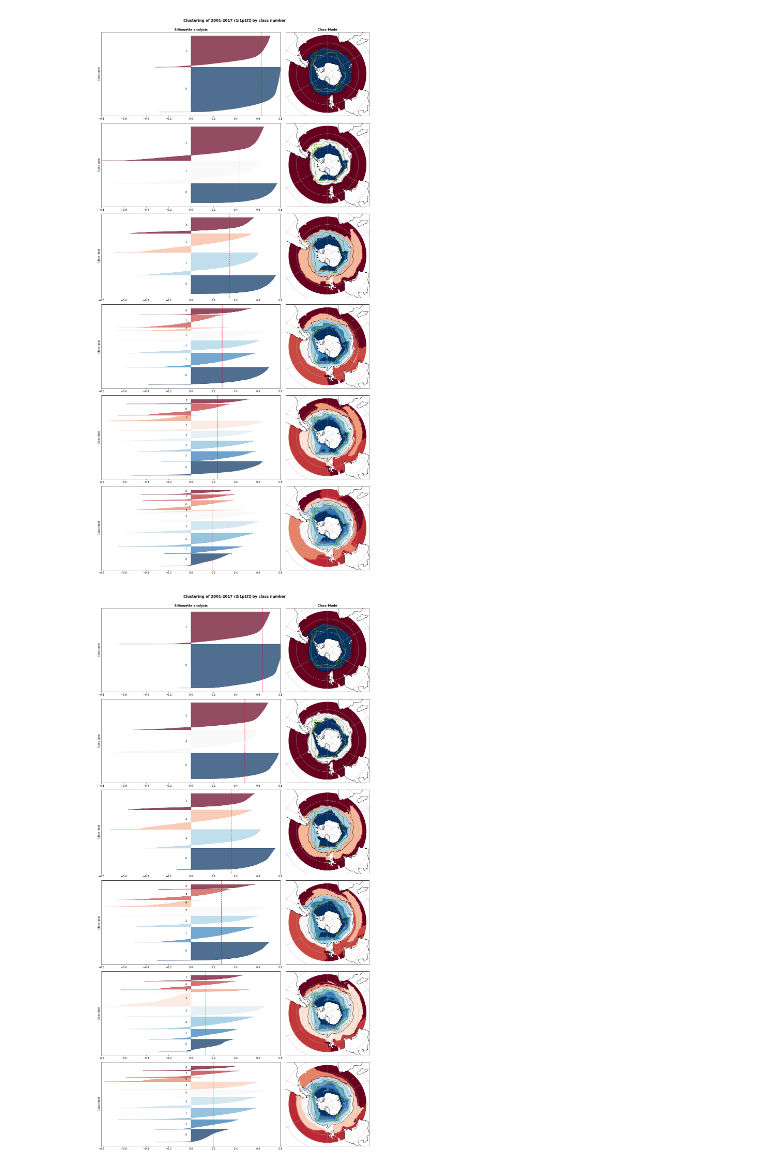
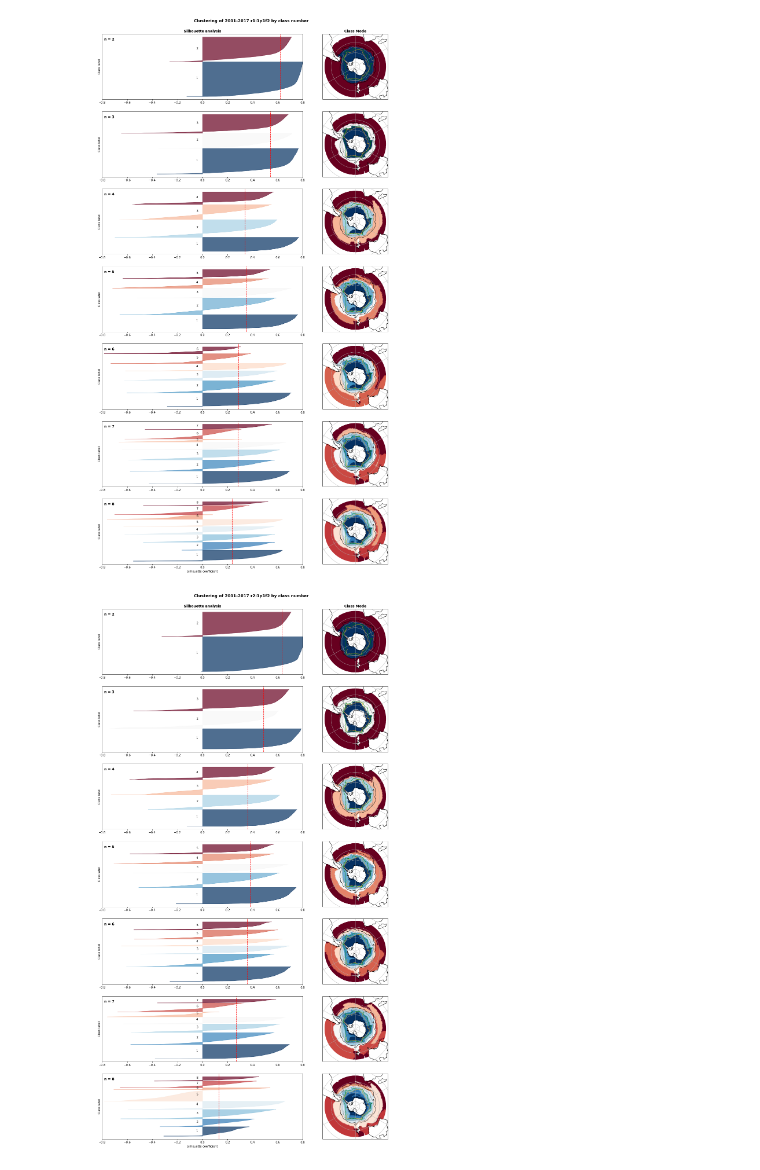
Before and after one commit to emmomp/OceanClusteringMethods, a Jupyter notebook: Figure_silscores.ipynb, the cells around one changed output. Saved outputs shown, nothing was run; the diff lists cells and outputs as text; code cells hidden in the pictures.

```diff
--- a/Figure_silscores.ipynb
+++ b/Figure_silscores.ipynb
@@ -22,11 +22,11 @@ for m_id in ids:
 
     fig=plt.figure(figsize=(15,30))
 
-    for iin,n_clusters in enumerate([2,3,4,7,8]):
+    for iin,n_clusters in enumerate(range(2,9)):
 
        # ax=axes[n_clusters-2][0]
         #ax=fig.add_subplot(6,2,iin*2+1)
-        ax=plt.subplot2grid((6,3),(iin,0),colspan=2)
+        ax=plt.subplot2grid((8,3),(iin,0),colspan=2)
 
         path_n = '{}/{}/{}'.format(model_folder, m_id, n_clusters)
 
@@ -72,14 +72,16 @@ for m_id in ids:
             )
 
             # Label the silhouette plots with their cluster numbers at the middle
-            ax.text(-0.05, y_lower + 0.5 * size_cluster_i, str(i))
+            ax.text(-0.05, y_lower + 0.5 * size_cluster_i, str(i+1))
 
             # Compute the new y_lower for next plot
             y_lower = y_upper + 10  # 10 for the 0 samples
 
-        if n_clusters==6:
+        if n_clusters==8:
             ax.set_xlabel("Silhouette coefficient")
         ax.set_ylabel("Class label")
+
+        ax.text(0.01,0.9,'n = {}'.format(n_clusters),fontsize=12,fontweight='bold',transform=ax.transAxes)
 
         # The vertical line for average silhouette score of all the values
         ax.axvline(x=silhouette_avg, color="red", linestyle="--")
@@ -95,33 +97,33 @@ for m_id in ids:
         )
 
        # ax=axes[n_clusters-2][1]
        # ax=fig.add_subplot(6,2,iin*2+2,projection=proj)
-        ax=plt.subplot2grid((6,3),(iin,2),projection=proj)
+        ax=plt.subplot2grid((8,3),(iin,2),projection=proj)
 
         classes=xr.open_dataset('{}/class.nc'.format(path_n))
         class_mode=flt.modal_classes(classes['class'],dims=['time'])
         class_sort=flt.temp_sort(class_mode,ref_profiles)
 
         CS=ax.scatter(classes.lon,classes.lat,c=class_sort,cmap=cmap,transform=ccrs.PlateCarree())
         for indf,front in enumerate(fronts):
             ax.plot(front_data[front][:,0], front_data[front][:,1], lw = 1, ls='-', label=front.upper(),color=front_colors[indf],transform=ccrs.PlateCarree())
 
         ax.gridlines()
         #ax.add_feature(cfeature.LAND)
         ax.coastlines()
 
         if iin==0:
             ax.set_title(
             "Class Mode",
             fontsize=12,
             fontweight="bold",
         )
 
         plt.suptitle('Clustering of 2001-2017 {} by class number'.format(m_id), fontsize=14,
             fontweight="bold",y=1.0)
         plt.tight_layout()
 
     plt.savefig('figures/sil_vsclass_{}.png'.format(m_id))
 # %% [output]
-[figure, old version]
+[figure, new version]
-[figure, old version]
+[figure, new version]
```
Also changed, not shown: parts of 1 cell of this notebook, 3 other files.
